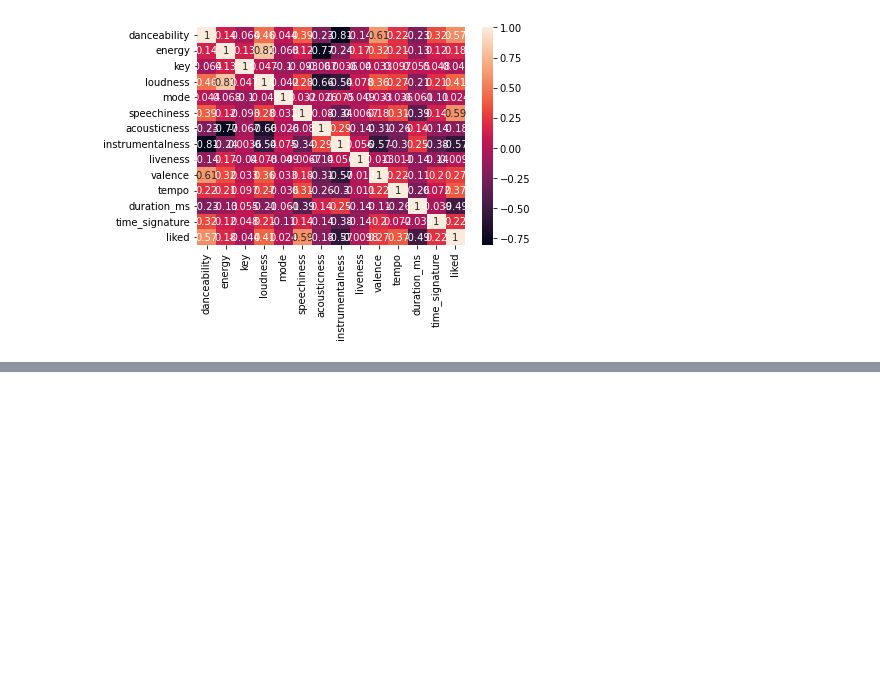
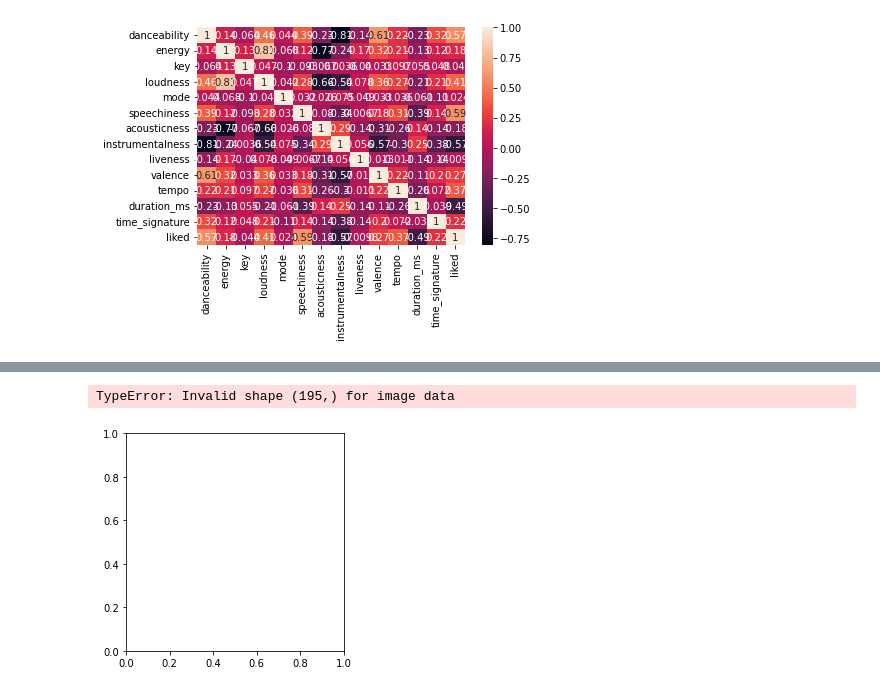
Before and after one commit to Bigandy5climate/AA2, a Jupyter notebook: AA2.ipynb, the cells around one changed output, grey strips where cells are left out. Drawn from its saved outputs; the diff is of its cells as text; code cells hidden in the pictures; blank space fills up the shorter version.

```diff
--- a/AA2.ipynb
+++ b/AA2.ipynb
@@ -11,4 +13,7 @@ seaborn.heatmap(data.corr(), annot=True)
 # %%
 explData=data.drop('liked',axis=1)
 explData.describe()
+trainingSet=explData[:100]
+data.shape
+training=data[:100]['liked']
 # %% [output]
@@ -23,0 +32,8 @@ explData.describe()
+# %%
+clf=svm.NuSVC()
+clf.fit(trainingSet,training)
+z=clf.decision_function(explData)
+matplotlib.pyplot.imshow(z)
+# %% [output]
+TypeError: Invalid shape (195,) for image data
+[figure, added]
```
Also changed, not shown: parts of 2 cells of this notebook.
